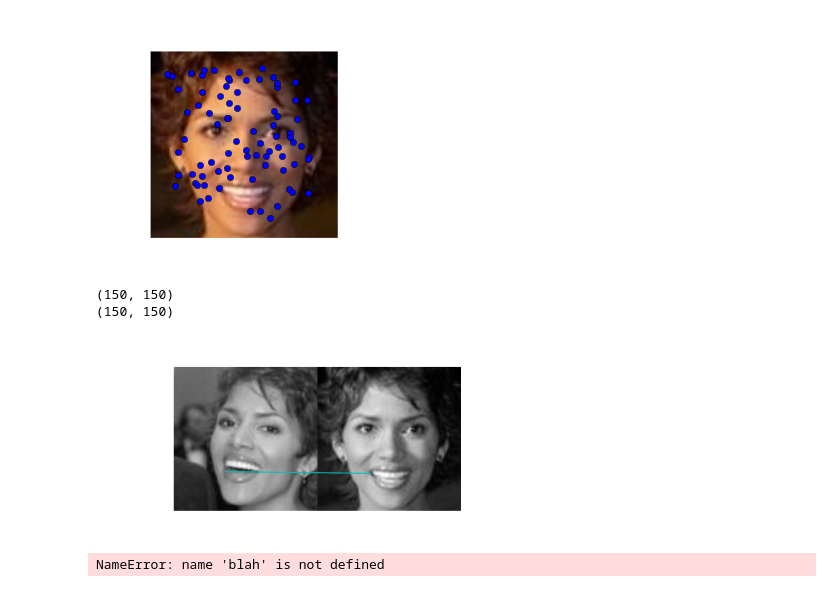
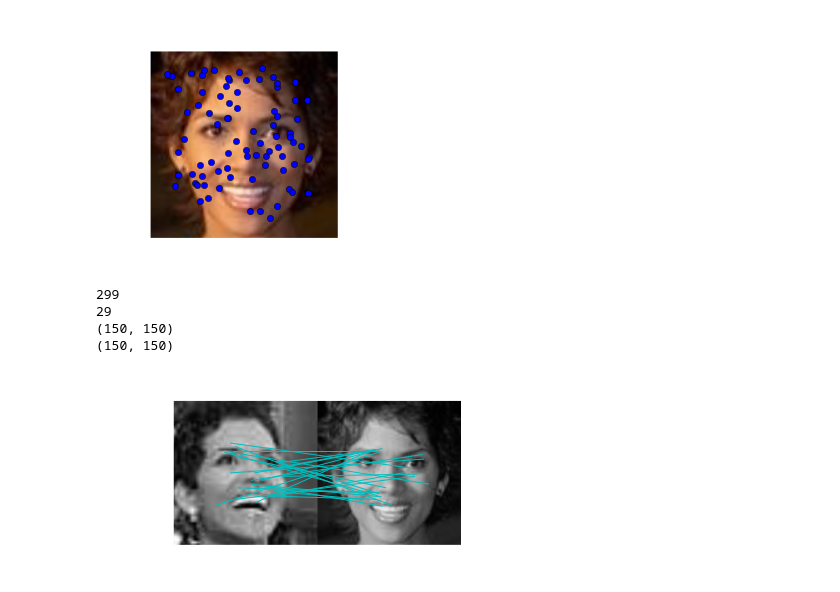
Before and after one commit to arnfred/Mirror-Match, a Jupyter notebook: code/descriptors/OpenCV-Surf.ipynb, the cells around one changed output. Saved outputs shown, nothing was run; the diff lists cells and outputs as text; code cells hidden in the pictures.

Commit message:
Added plot file and better matching

```diff
--- a/code/descriptors/OpenCV-Surf.ipynb
+++ b/code/descriptors/OpenCV-Surf.ipynb
@@ -117,29 +115,29 @@ sift.plot_features(im2[:,:,::-1], getPositions(keypoints_im2))
 [figure]
 # %%
 import features as f
+
 
 def compare2images(path1, path2) :
     # Load images
     images = map(f.loadImage, [path1, path2])
 
     # Get keypoints
-    keypoints = map(lambda i : f.getKeypoints("SURF", i), images)
+    keypoints = map(lambda i : f.getKeypoints("ORB", i), images)
+    print(len(keypoints[0]) + len(keypoints[1]))
+    # Get descriptors
+    descriptors = map(lambda i,k : f.getDescriptors("ORB", i, k), images, keypoints)
 
-    # Get descriptors
-    descriptors = map(lambda i,k : f.getDescriptors("SURF", i, k), images, keypoints)
 
     # Match
     matchscores = f.match(descriptors[0], descriptors[1])
 
     # Show result
     sift.plot_matches(images[0], images[1], getPositions(keypoints[0]), getPositions(keypoints[1]), matchscores)
 
 compare2images(p1, p2)
 # %% [output]
+299
+29
 (150, 150)
 (150, 150)
-[figure, old version]
+[figure, new version]
-# %%
-blah
-# %% [output]
-NameError: name 'blah' is not defined
```
Also changed, not shown: parts of 5 cells of this notebook, 3 other files.
